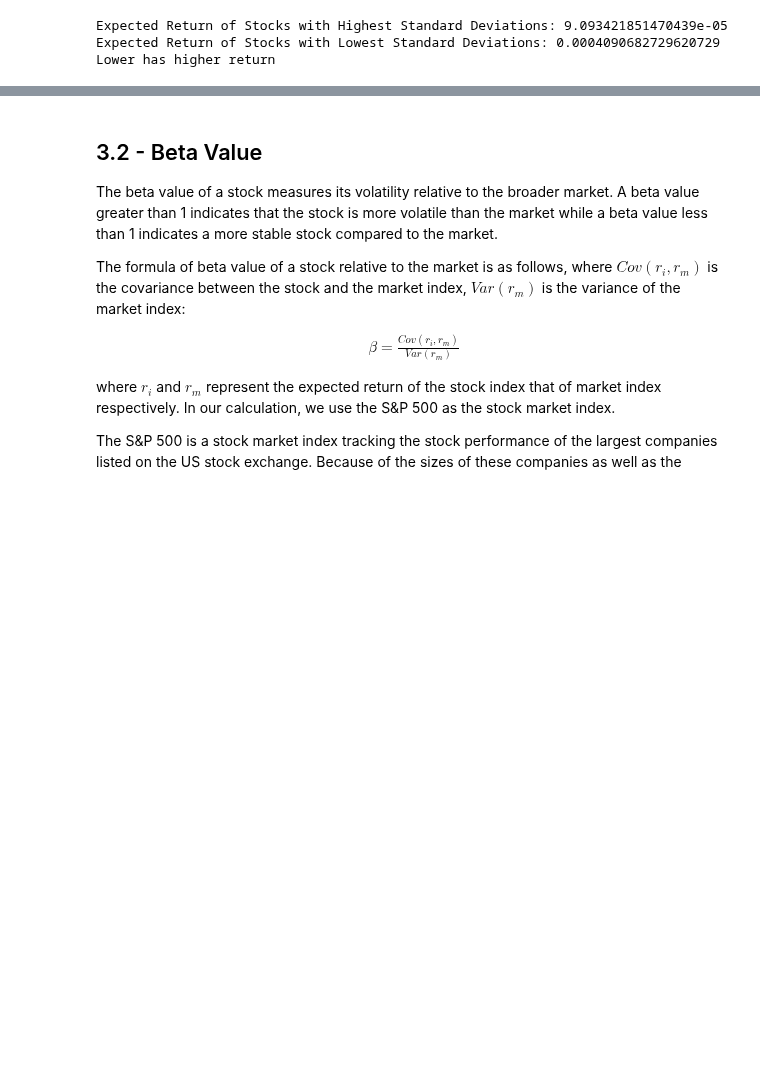
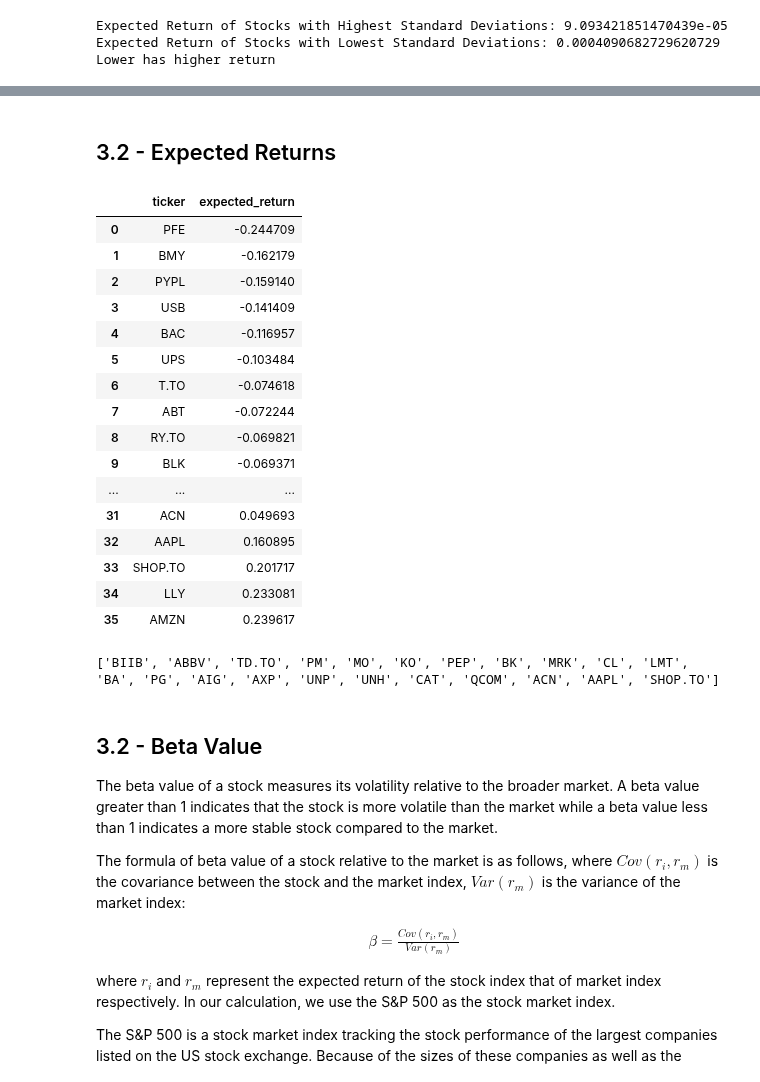
Before and after one commit to Zemelware/robo_stock_advisor, a Jupyter notebook: robo_stock_advisor.ipynb, the cells around one changed output, grey strips where cells are left out. Cells and saved outputs as stored; diff of their text form; code cells hidden in the pictures; blank space fills up the shorter version.

```diff
--- a/robo_stock_advisor.ipynb
+++ b/robo_stock_advisor.ipynb
@@ -334,3 +310,73 @@ Stocks with Lowest Standard Deviations: ['KO', 'RY.TO', 'PG', 'PEP', 'CL', 'T.TO
+# %% [markdown]
+## 3.2 - Expected Returns
+# %%
+# Calculate expected returns for each stock
+def get_expected_returns(stocks):
+
+    expected_returns = {}
+
+    for stock in stocks:
+        stock_expected_return = daily_returns[stock].mean() * 100
+        expected_returns[stock] = stock_expected_return
+
+    stock_expected_returns = pd.DataFrame(expected_returns.items(), columns=["ticker", "expected_return"])
+    stock_expected_returns = stock_expected_returns.sort_values(by="expected_return").reset_index(drop=True)
+    return stock_expected_returns
+
+stock_expected_returns = get_expected_returns(filtered_tickers)
+stock_expected_returns
+# %% [output]
+|  | ticker | expected_return |
+| 0 | PFE | -0.244709 |
+| 1 | BMY | -0.162179 |
+| 2 | PYPL | -0.159140 |
+| 3 | USB | -0.141409 |
+| 4 | BAC | -0.116957 |
+| 5 | UPS | -0.103484 |
+| 6 | T.TO | -0.074618 |
+| 7 | ABT | -0.072244 |
+| 8 | RY.TO | -0.069821 |
+| 9 | BLK | -0.069371 |
+| ... | ... | ... |
+| 31 | ACN | 0.049693 |
+| 32 | AAPL | 0.160895 |
+| 33 | SHOP.TO | 0.201717 |
+| 34 | LLY | 0.233081 |
+| 35 | AMZN | 0.239617 |
+# %%
+def get_minimal_returns(expected_returns):
+    # Number of possible combinations
+    combinations = expected_returns.shape[0] - num_stocks
+
+    abs_expected_returns = []
+    stock_sets = []
+
+    for i in range(combinations):
+        # Get set of 22 stocks
+        expected_returns_set = expected_returns.head(num_stocks)
+
+        # Get stocks and the average expected return
+        stock_set = list(expected_returns_set["ticker"])
+        expected_return = expected_returns_set["expected_return"].mean()
+
+        # Add to list
+        stock_sets.append(stock_set)
+        abs_expected_returns.append(abs(expected_return))
+
+        # Drop first row
+        expected_returns = expected_returns.drop(expected_returns.index[0])
+
+    # Get index that produces least absolute return
+    minimal_returns_index = abs_expected_returns.index(min(abs_expected_returns))
+
+    # Return list of optimal stocks that produce least expected return
+    stock_minimal_returns = stock_sets[minimal_returns_index]
+    return stock_minimal_returns
+
+l_exp_returns_stocks = get_minimal_returns(stock_expected_returns)
+print(l_exp_returns_stocks)
+# %% [output]
+['BIIB', 'ABBV', 'TD.TO', 'PM', 'MO', 'KO', 'PEP', 'BK', 'MRK', 'CL', 'LMT', 'BA', 'PG', 'AIG', 'AXP', 'UNP', 'UNH', 'CAT', 'QCOM', 'ACN', 'AAPL', 'SHOP.TO']
 # %% [markdown]
 ## 3.2 - Beta Value
 The beta value of a stock measures its volatility relative to the broader market. A beta value greater than 1 indicates that the stock is more volatile than the market while a beta value less than 1 indicates a more stable stock compared to the market.
```
Also changed, not shown: parts of 8 cells of this notebook.
